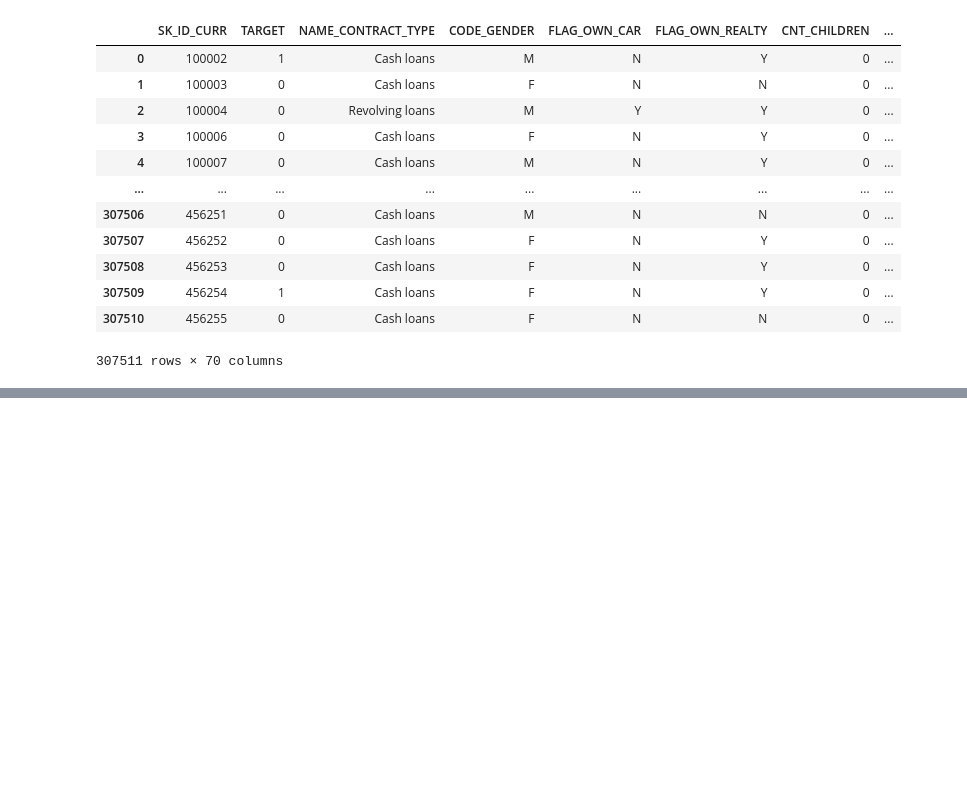
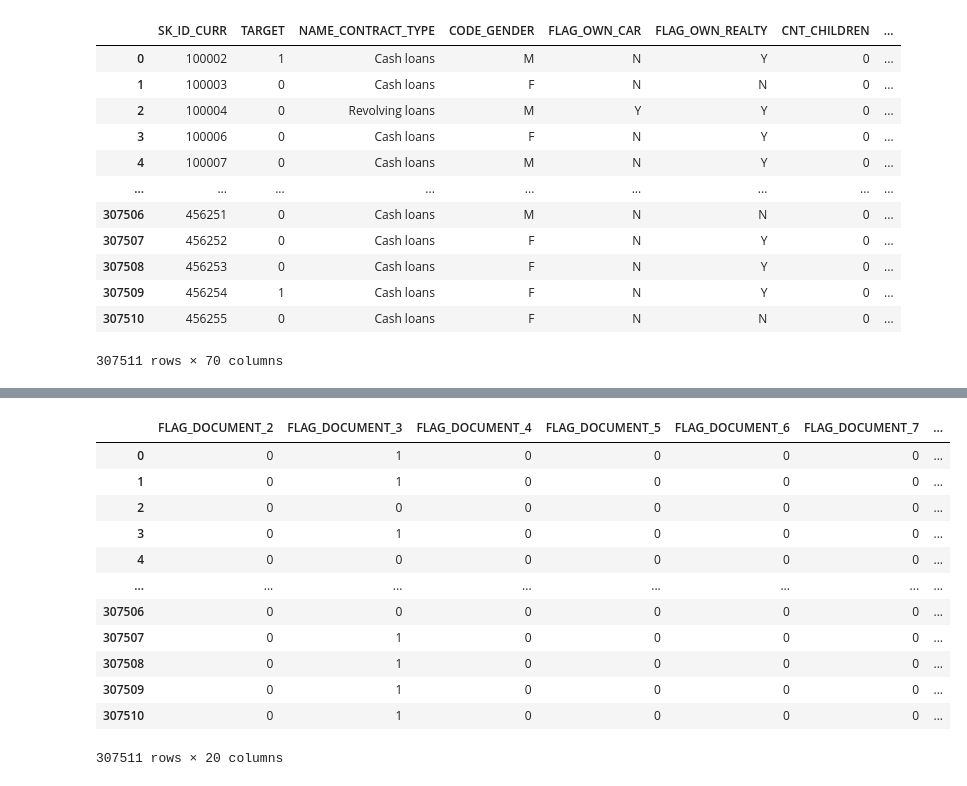
Before and after one commit to ishaansathaye/CSC369Project-LoanApproval, a Jupyter notebook: temp.ipynb, the cells around one changed output, grey strips where cells are left out. Cells and saved outputs as stored; diff of their text form; code cells hidden in the pictures; blank space fills up the shorter version.

```diff
--- a/temp.ipynb
+++ b/temp.ipynb
@@ -43,7 +43,7 @@ df["AGE"] = round((-1 * df["DAYS_BIRTH"]) / 365, 0)
 df.drop(columns=['DAYS_BIRTH'], inplace=True)
 df["YEARS_EMPLOYED"] = round((-1 * df["DAYS_EMPLOYED"]) / 365, 2)
 df.drop(columns=['DAYS_EMPLOYED'], inplace=True)
-df["YEARS REGISTERED"] = round((-1 * df["DAYS_REGISTRATION"]) / 365, 2)
+df["YEARS_REGISTERED"] = round((-1 * df["DAYS_REGISTRATION"]) / 365, 2)
 df.drop(columns=['DAYS_REGISTRATION'], inplace=True)
 df["YEARS_ID_PUBLISH"] = round((-1 * df["DAYS_ID_PUBLISH"]) / 365, 2)
 df.drop(columns=['DAYS_ID_PUBLISH'], inplace=True)
@@ -99,0 +132,16 @@ df
+# %%
+df[df.columns[40:60]]
+# %% [output]
+|  | FLAG_DOCUMENT_2 | FLAG_DOCUMENT_3 | FLAG_DOCUMENT_4 | FLAG_DOCUMENT_5 | FLAG_DOCUMENT_6 | FLAG_DOCUMENT_7 | ... |
+| 0 | 0 | 1 | 0 | 0 | 0 | 0 | ... |
+| 1 | 0 | 1 | 0 | 0 | 0 | 0 | ... |
+| 2 | 0 | 0 | 0 | 0 | 0 | 0 | ... |
+| 3 | 0 | 1 | 0 | 0 | 0 | 0 | ... |
+| 4 | 0 | 0 | 0 | 0 | 0 | 0 | ... |
+| ... | ... | ... | ... | ... | ... | ... | ... |
+| 307506 | 0 | 0 | 0 | 0 | 0 | 0 | ... |
+| 307507 | 0 | 1 | 0 | 0 | 0 | 0 | ... |
+| 307508 | 0 | 1 | 0 | 0 | 0 | 0 | ... |
+| 307509 | 0 | 1 | 0 | 0 | 0 | 0 | ... |
+| 307510 | 0 | 1 | 0 | 0 | 0 | 0 | ... |
+307511 rows × 20 columns
```
Also changed, not shown: parts of 5 cells of this notebook, 1 other file.
